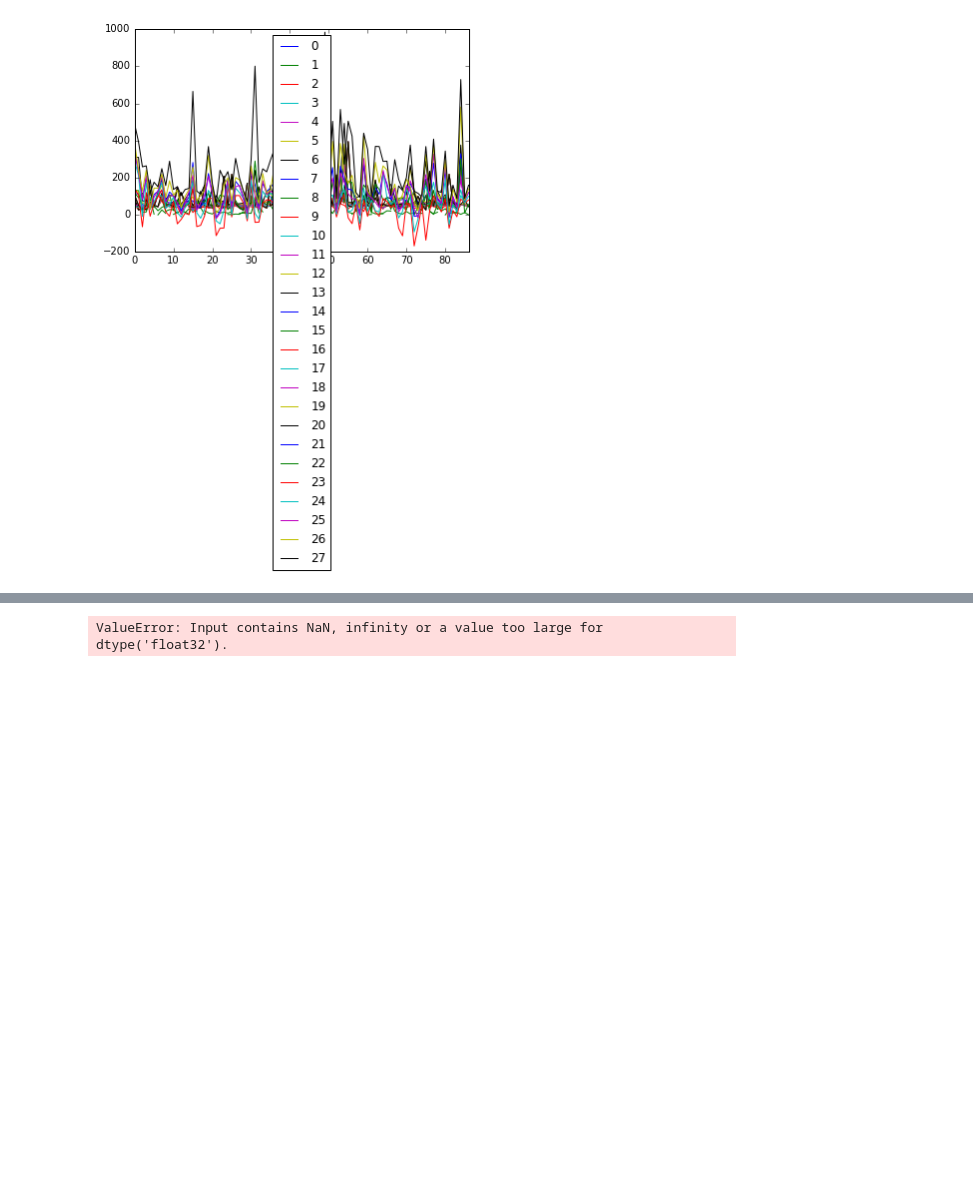
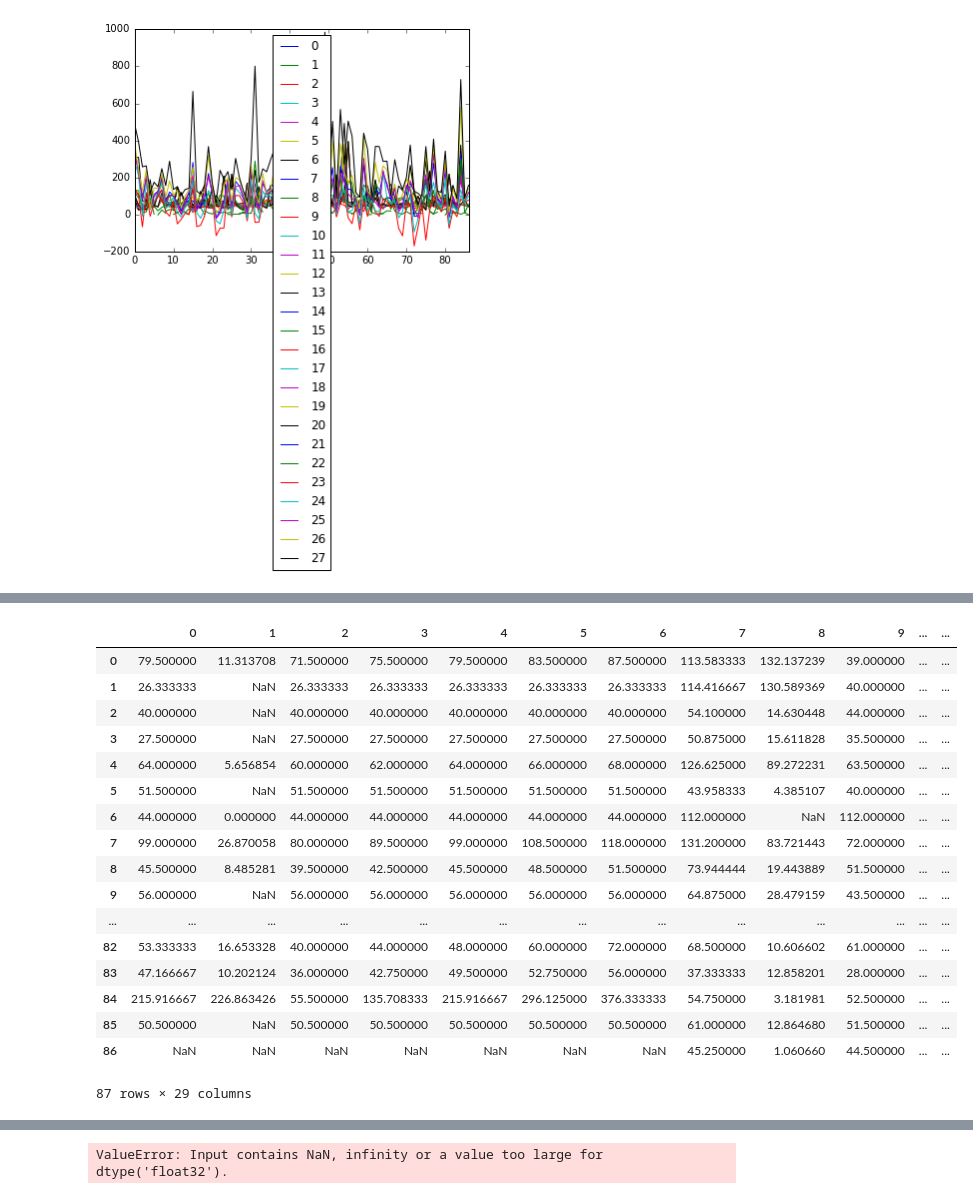
Before and after one commit to gw-cs-sd/sd-2017-covert-ops, a Jupyter notebook: joe/SD_33%_Demo.ipynb, the cells around one changed output, grey strips where cells are left out. Cells and saved outputs as stored; diff of their text form; code cells hidden in the pictures; blank space fills up the shorter version.

```diff
--- a/joe/SD_33%_Demo.ipynb
+++ b/joe/SD_33%_Demo.ipynb
@@ -229,0 +211,21 @@ plt.scatter(andy[feature1], andy[feature2],c='blue')
+# %%
+joe
+# %% [output]
+|  | 0 | 1 | 2 | 3 | 4 | 5 | 6 | 7 | 8 | 9 | ... | ... |
+| 0 | 79.500000 | 11.313708 | 71.500000 | 75.500000 | 79.500000 | 83.500000 | 87.500000 | 113.583333 | 132.137239 | 39.000000 | ... | ... |
+| 1 | 26.333333 | NaN | 26.333333 | 26.333333 | 26.333333 | 26.333333 | 26.333333 | 114.416667 | 130.589369 | 40.000000 | ... | ... |
+| 2 | 40.000000 | NaN | 40.000000 | 40.000000 | 40.000000 | 40.000000 | 40.000000 | 54.100000 | 14.630448 | 44.000000 | ... | ... |
+| 3 | 27.500000 | NaN | 27.500000 | 27.500000 | 27.500000 | 27.500000 | 27.500000 | 50.875000 | 15.611828 | 35.500000 | ... | ... |
+| 4 | 64.000000 | 5.656854 | 60.000000 | 62.000000 | 64.000000 | 66.000000 | 68.000000 | 126.625000 | 89.272231 | 63.500000 | ... | ... |
+| 5 | 51.500000 | NaN | 51.500000 | 51.500000 | 51.500000 | 51.500000 | 51.500000 | 43.958333 | 4.385107 | 40.000000 | ... | ... |
+| 6 | 44.000000 | 0.000000 | 44.000000 | 44.000000 | 44.000000 | 44.000000 | 44.000000 | 112.000000 | NaN | 112.000000 | ... | ... |
+| 7 | 99.000000 | 26.870058 | 80.000000 | 89.500000 | 99.000000 | 108.500000 | 118.000000 | 131.200000 | 83.721443 | 72.000000 | ... | ... |
+| 8 | 45.500000 | 8.485281 | 39.500000 | 42.500000 | 45.500000 | 48.500000 | 51.500000 | 73.944444 | 19.443889 | 51.500000 | ... | ... |
+| 9 | 56.000000 | NaN | 56.000000 | 56.000000 | 56.000000 | 56.000000 | 56.000000 | 64.875000 | 28.479159 | 43.500000 | ... | ... |
+| ... | ... | ... | ... | ... | ... | ... | ... | ... | ... | ... | ... | ... |
+| 82 | 53.333333 | 16.653328 | 40.000000 | 44.000000 | 48.000000 | 60.000000 | 72.000000 | 68.500000 | 10.606602 | 61.000000 | ... | ... |
+| 83 | 47.166667 | 10.202124 | 36.000000 | 42.750000 | 49.500000 | 52.750000 | 56.000000 | 37.333333 | 12.858201 | 28.000000 | ... | ... |
+| 84 | 215.916667 | 226.863426 | 55.500000 | 135.708333 | 215.916667 | 296.125000 | 376.333333 | 54.750000 | 3.181981 | 52.500000 | ... | ... |
+| 85 | 50.500000 | NaN | 50.500000 | 50.500000 | 50.500000 | 50.500000 | 50.500000 | 61.000000 | 12.864680 | 51.500000 | ... | ... |
+| 86 | NaN | NaN | NaN | NaN | NaN | NaN | NaN | 45.250000 | 1.060660 | 44.500000 | ... | ... |
+87 rows × 29 columns
```
Also changed, not shown: parts of 6 cells of this notebook, 2 other files.
